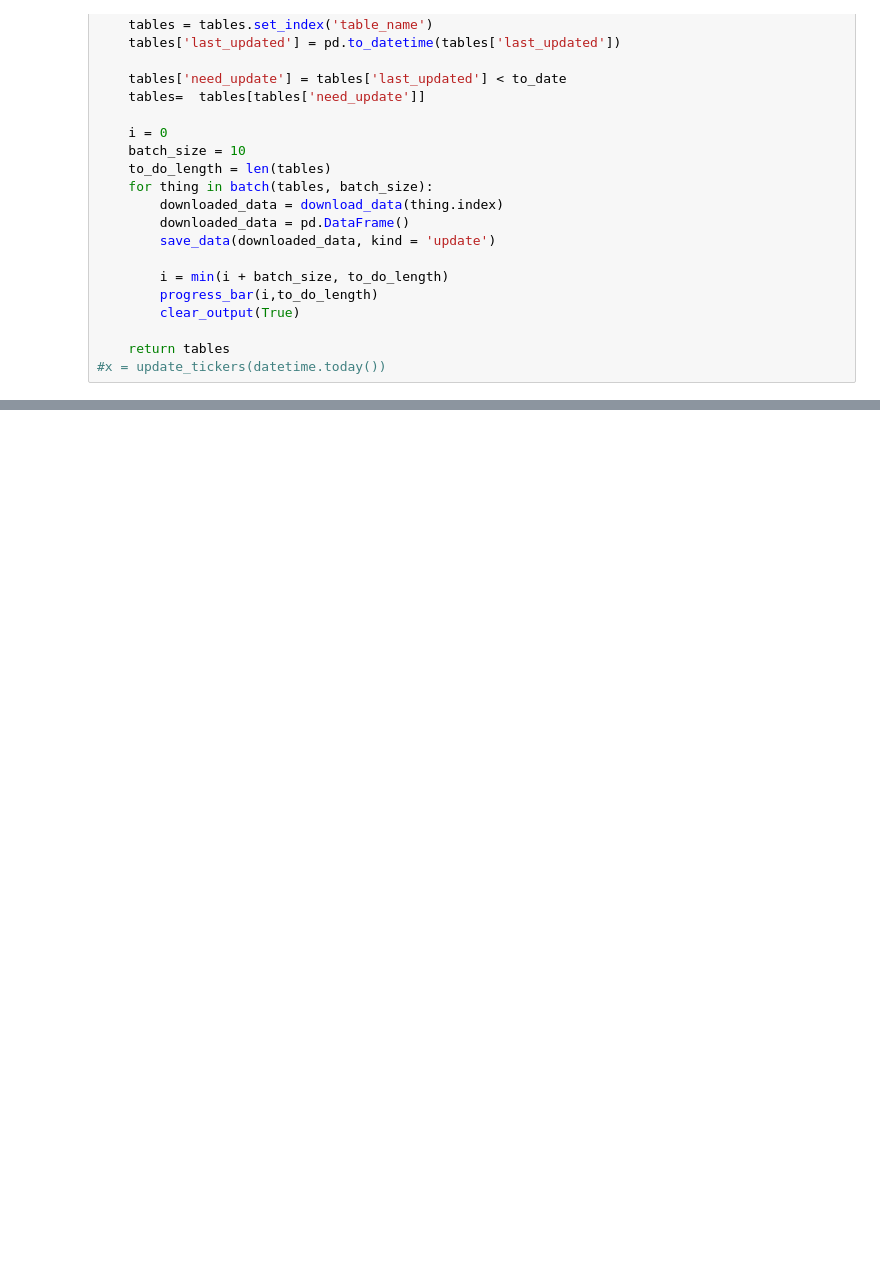
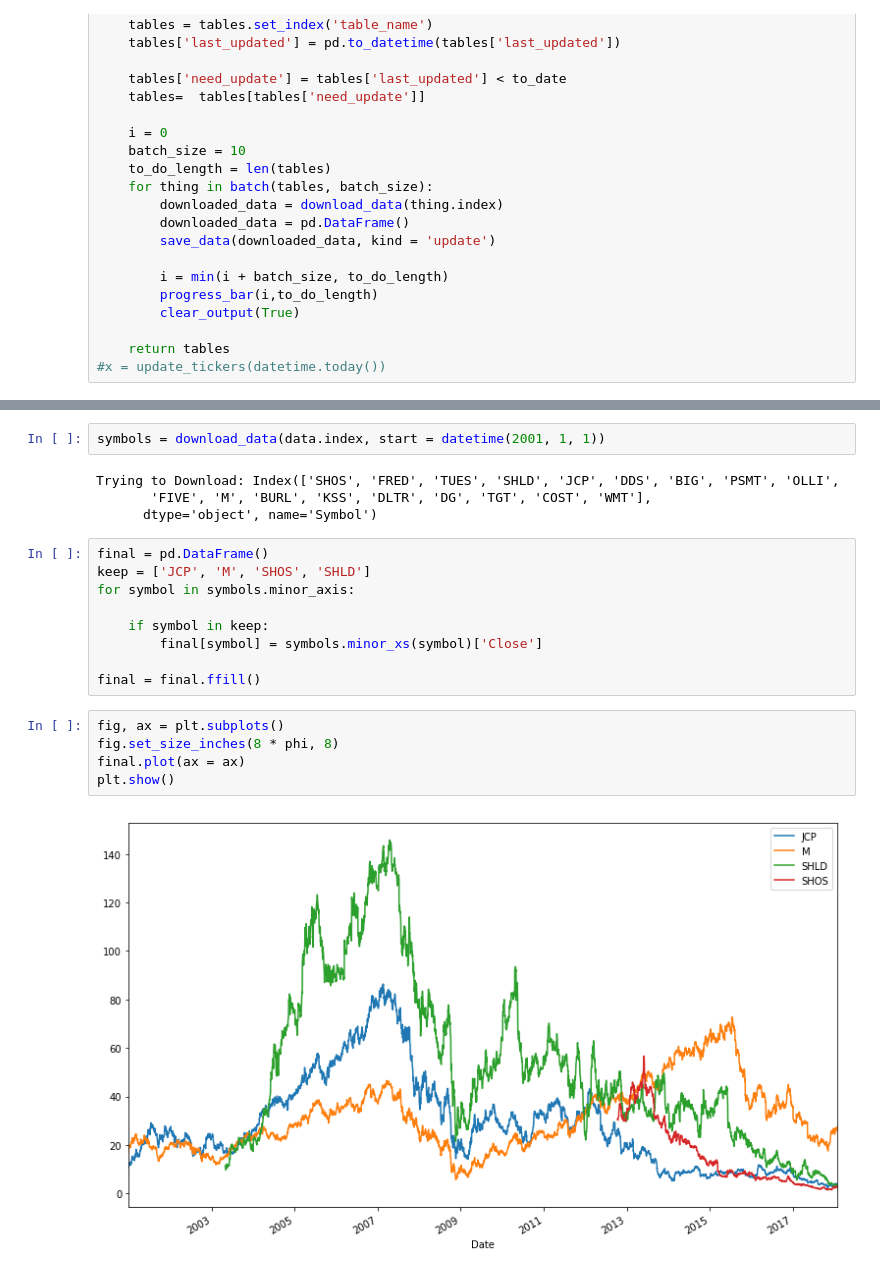
Before and after one commit to 2yan/the-half-deal, a Jupyter notebook: half_full.ipynb, the cells around one changed output, grey strips where cells are left out. Drawn from its saved outputs; the diff is of its cells as text; blank space fills up the shorter version.

```diff
--- a/half_full.ipynb
+++ b/half_full.ipynb
@@ -263,0 +199,22 @@ similar('SBUX').sort_values('MarketCap')
+# %%
+symbols = download_data(data.index, start = datetime(2001, 1, 1))
+# %% [output]
+Trying to Download: Index(['SHOS', 'FRED', 'TUES', 'SHLD', 'JCP', 'DDS', 'BIG', 'PSMT', 'OLLI',
+       'FIVE', 'M', 'BURL', 'KSS', 'DLTR', 'DG', 'TGT', 'COST', 'WMT'],
+      dtype='object', name='Symbol')
+# %%
+final = pd.DataFrame()
+keep = ['JCP', 'M', 'SHOS', 'SHLD']
+for symbol in symbols.minor_axis:
+
+    if symbol in keep:
+        final[symbol] = symbols.minor_xs(symbol)['Close']
+
+final = final.ffill()
+# %%
+fig, ax = plt.subplots()
+fig.set_size_inches(8 * phi, 8)
+final.plot(ax = ax)
+plt.show()
+# %% [output]
+[figure, added]
```
Also changed, not shown: parts of 21 cells of this notebook.
